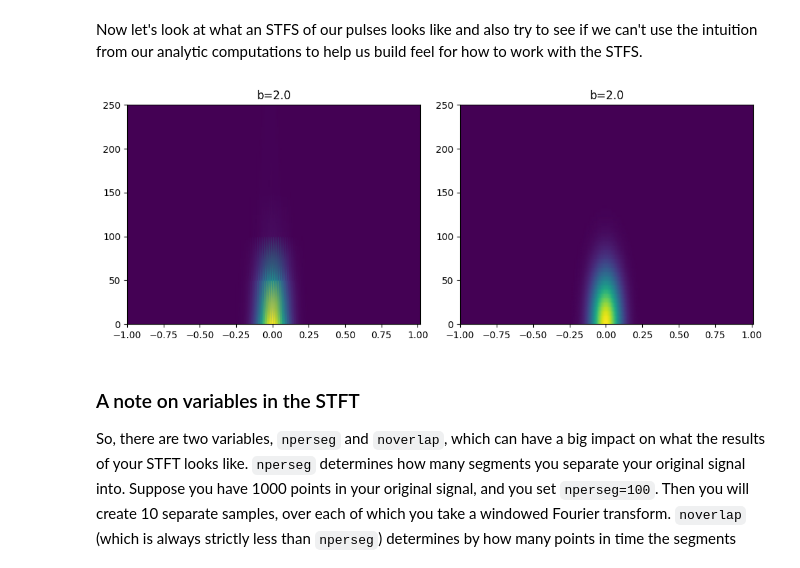
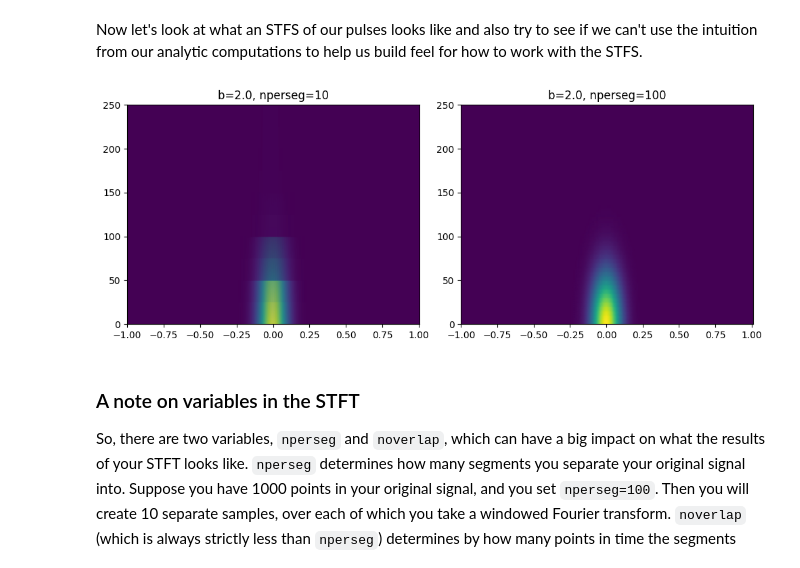
Before and after one commit to cwcurtis/MATH-596-Mathematical-Data-Science, a Jupyter notebook: Lecture_Notes/FFT_Wavelets_and_Signal_Processing_Notes.ipynb, the cells around one changed output. Saved outputs shown, nothing was run; the diff lists cells and outputs as text; code cells hidden in the pictures.

```diff
--- a/Lecture_Notes/FFT_Wavelets_and_Signal_Processing_Notes.ipynb
+++ b/Lecture_Notes/FFT_Wavelets_and_Signal_Processing_Notes.ipynb
@@ -278,28 +278,34 @@ Now let's look at what an STFS of our pulses looks like and also try to see if w
 # %%
 # Okay, this while we can deal with this analytically, dealing with it numerically is a little bit of a nightmare
 # given how narrow our profiles are.  That said, if you choose seglength and noverlap to be very large, you can
 # make this do what you think it should.
 
 bval1 = 2.
 bval2 = 2.
 fs = Npts/(2.*tw)
-seglength1 = int(.01*Npts) # we get funny artifacts from using too few points per window computation
-seglength2 = int(.1*Npts) # the wider the window, generally the more points we need in a window segment.
-f1, t1, Zxx1 = stft(gaussvals2, fs=fs, window = ('gaussian', bval1), nperseg=seglength1, noverlap=2)
-f2, t2, Zxx2 = stft(gaussvals2, fs=fs, window = ('gaussian', bval2), nperseg=seglength2, noverlap=int(.95*seglength2))
+
+seglength1 = int(.01*Npts) # we get funny artifacts from using too few points per window computation,
+                           # especially over a relatively narrow width pulse f_a(t)
+f1, t1, Zxx1 = stft(gaussvals2, fs=fs, window = ('gaussian', bval1), nperseg=seglength1, noverlap=int(np.floor(.95*seglength1)))
+
+
+seglength2 = int(.1*Npts) # the wider the window, generally the more points we need in a window segment,
+                          # though also the more we need in order to get good frequency representations of the signal
+                          # in the first place.
+f2, t2, Zxx2 = stft(gaussvals2, fs=fs, window = ('gaussian', bval2), nperseg=seglength2, noverlap=int(np.floor(.95*seglength2)))
 
 scfac1 = np.max(np.abs(Zxx1))
 scfac2 = np.max(np.abs(Zxx2))
 
 fig, axes = plt.subplots(1, 2, figsize=(10, 4))
 ax = axes.ravel()
 ax[0].pcolormesh(t1-tw, f1, np.abs(Zxx1)/scfac1, shading='gouraud')
-ax[0].set_title(f"b={bval1}")
+ax[0].set_title(f"b={bval1}, nperseg={seglength1}")
 ax[1].pcolormesh(t2-tw, f2, np.abs(Zxx2)/scfac2, shading='gouraud')
-ax[1].set_title(f"b={bval2}")
+ax[1].set_title(f"b={bval2}, nperseg={seglength2}")
 plt.tight_layout()
 # %% [output]
-[figure, old version]
+[figure, new version]
 # %% [markdown]
 ### A note on variables in the STFT
 
```
